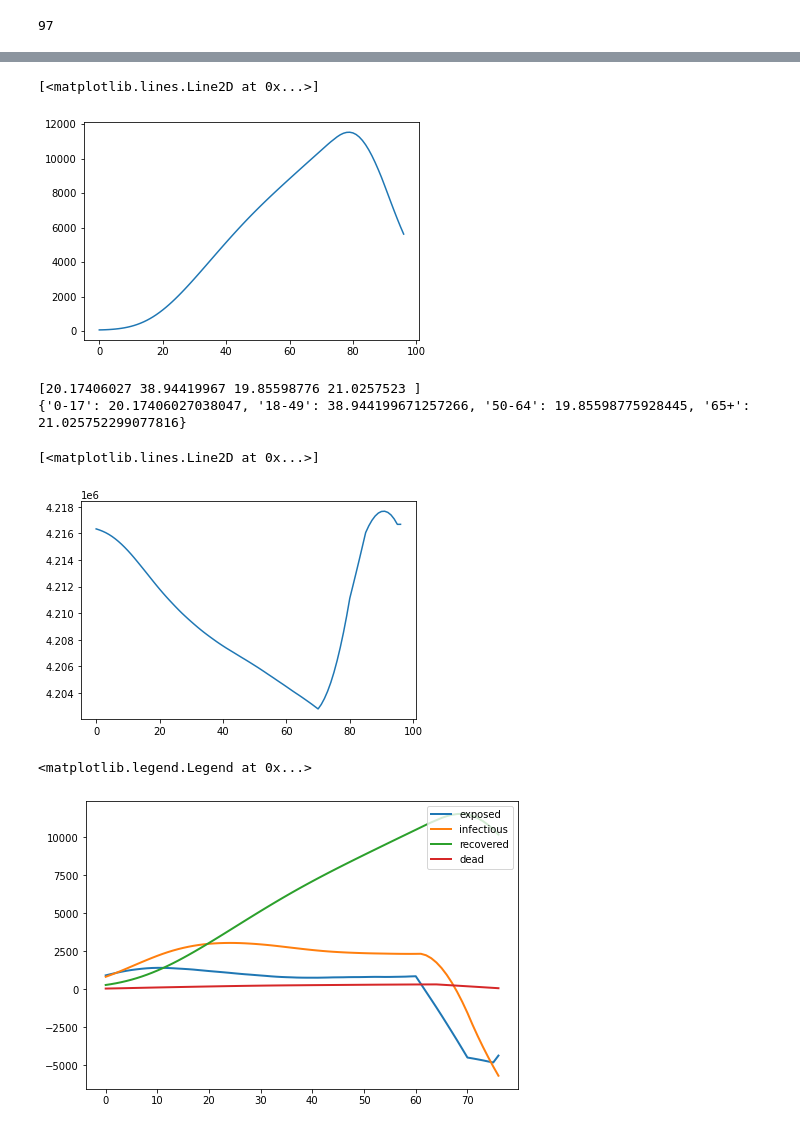
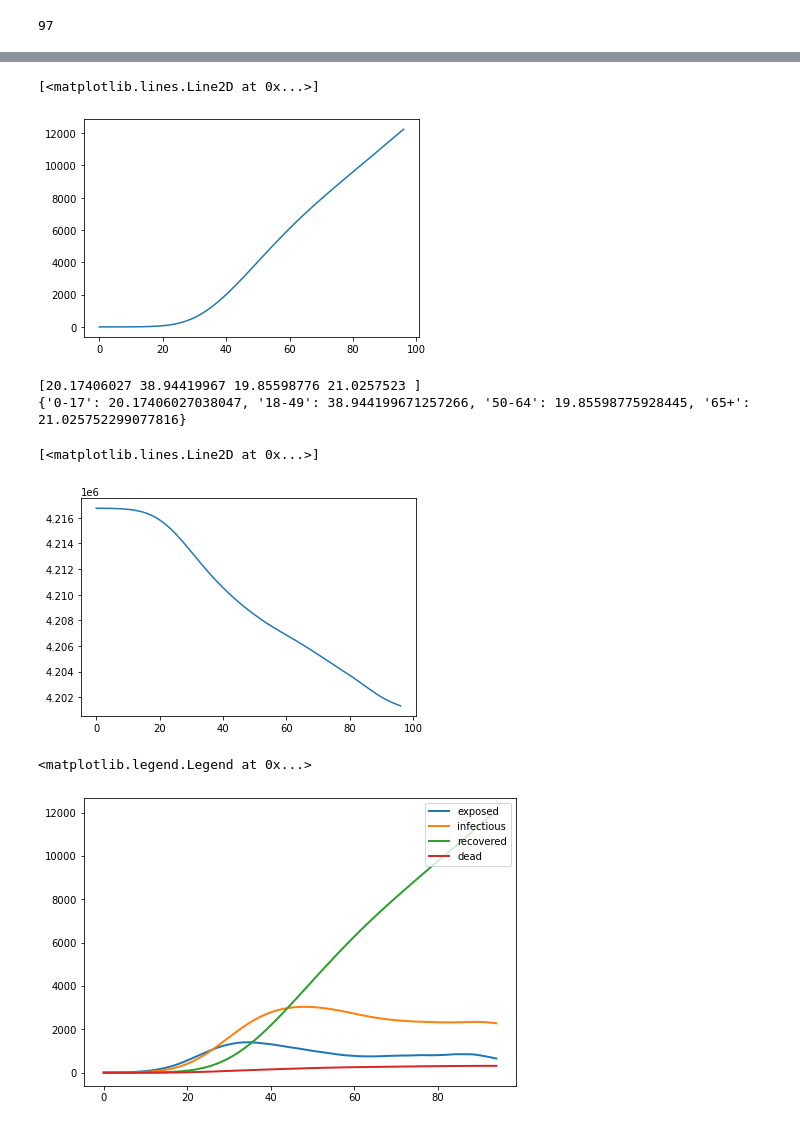
Before and after one commit to sj-ucsd/ECE227_SEIR, a Jupyter notebook: Merged_Florida.ipynb, the cells around one changed output, grey strips where cells are left out. Cells and saved outputs as stored; diff of their text form; code cells hidden in the pictures.

```diff
--- a/Merged_Florida.ipynb
+++ b/Merged_Florida.ipynb
@@ -10,25 +10,29 @@ import matplotlib.pyplot as plt
 epsilon = 1/5 # Rate of progression from exposed to infectious (the reciprocal is the incubation period)
 gamma = 1/14 # Recovery rate of infectious individuals (the reciprocal is the infectious period)
 # %%
-df = pd.read_csv('/Users/sagarjogadhenu/Downloads/florida_processed.csv')
+df = pd.read_csv('florida_processed.csv')
 df['report_date'] = pd.to_datetime(df['report_date'])
 idx = df['report_date'].unique()
 # %%
 df_initial = df.set_index('report_date')
 df17 = df_initial[df_initial['demographic_value'] == '0-17']
 df17 = df17.reindex(idx,fill_value=0)
+df17 = df17.sort_index()
 df17['demographic_value'] = '0-17'
 df17['percent_of_fl_population'] = 4284298*100/21236667
 df49 = df_initial[df_initial['demographic_value'] == '18-49']
 df49 = df49.reindex(idx,fill_value=0)
+df49 = df49.sort_index()
 df49['demographic_value'] = '18-49'
 df49['percent_of_fl_population'] = 8270450*100/21236667
 df64 = df_initial[df_initial['demographic_value'] == '50-64']
 df64 = df64.reindex(idx,fill_value=0)
+df64 = df64.sort_index()
 df64['demographic_value'] = '50-64'
 df64['percent_of_fl_population'] = 4216750*100/21236667
 df65 = df_initial[df_initial['demographic_value'] == '65+']
 df65 = df65.reindex(idx,fill_value=0)
+df65 = df65.sort_index()
 df65['demographic_value'] = '65+'
 df65['percent_of_fl_population'] = 4465169*100/21236667
 df_final = pd.concat([df17,df49,df64,df65])
@@ -171,7 +174,7 @@ for i in ages:
 plt.plot(range(Days),R['50-64'])
 # %% [output]
 [<matplotlib.lines.Line2D at 0x...>]
-[figure, old version]
+[figure, new version]
 # %%
 #obtain Susceptible data
 percentages = age_df['percent_of_fl_population'].unique()
@@ -189,31 +192,31 @@ plt.plot(range(len(S['50-64'])),S['50-64'])
 [20.17406027 38.94419967 19.85598776 21.0257523 ]
 {'0-17': 20.17406027038047, '18-49': 38.944199671257266, '50-64': 19.85598775928445, '65+': 21.025752299077816}
 [<matplotlib.lines.Line2D at 0x...>]
-[figure, old version]
+[figure, new version]
 # %%
 #truncate sequences and plot SEIR from data
 
 for i in ages:
-    S[i] = S[i][10:Days-10]
-    E[i] = E[i][10:Days-10]
-    I[i] = I[i][10:Days-10]
-    R[i] = R[i][10:Days-10]
-    D[i] = D[i][10:Days-10]
-    Inf[i] = Inf[i][10:Days-10]
-Days = Days-20
+    S[i] = S[i][1:Days-1]
+    E[i] = E[i][1:Days-1]
+    I[i] = I[i][1:Days-1]
+    R[i] = R[i][1:Days-1]
+    D[i] = D[i][1:Days-1]
+    Inf[i] = Inf[i][1:Days-1]
+Days = Days-2
 
 fig = plt.figure()
 ax = fig.add_axes([0, 0, 1, 1])
 #ax.plot(range(len(S['50-64'])),S['50-64'],lw=2,label='suceptible')
 ax.plot(range(Days),E['50-64'],lw=2,label='exposed')
 ax.plot(range(Days),I['50-64'],lw=2,label='infectious')
 ax.plot(range(Days),R['50-64'],lw=2,label='recovered')
 ax.plot(range(Days),D['50-64'],lw=2,label='dead')
 #ax.set_ylabel(‘Price’,fontsize=20)
 plt.legend(loc='upper right')
 # %% [output]
 <matplotlib.legend.Legend at 0x...>
-[figure, old version]
+[figure, new version]
 # %%
 ages = ['0-17', '18-49', '50-64', '65+']
 labels = ['1','2','3','4']
```
Also changed, not shown: parts of 13 cells of this notebook.
